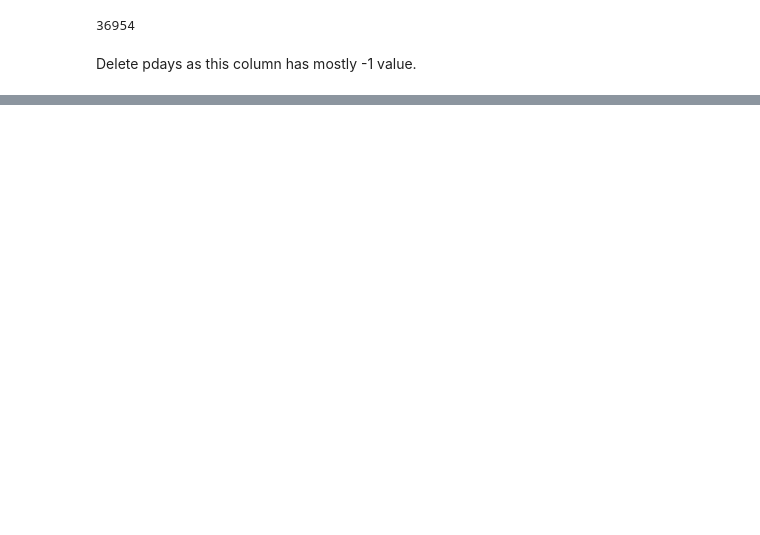
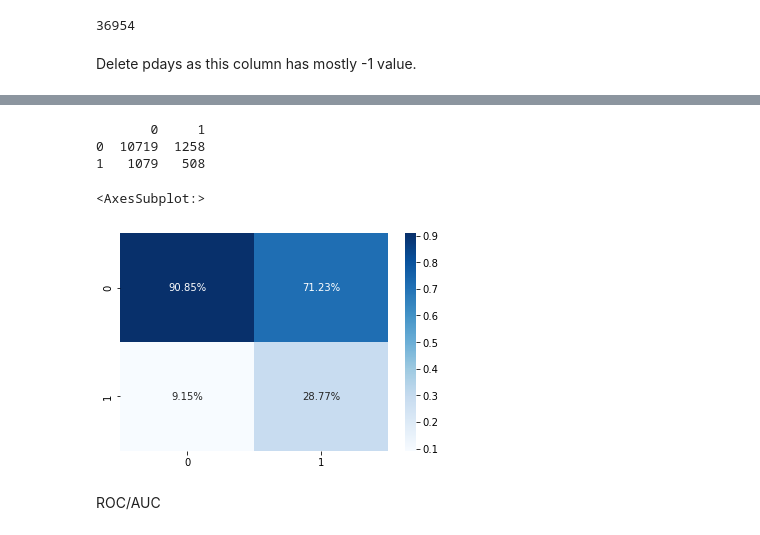
Before and after one commit to theRusa/Capstone-Project-I, a Jupyter notebook: Preprocessing and Training.ipynb, the cells around one changed output, grey strips where cells are left out. Cells and saved outputs as stored; diff of their text form; code cells hidden in the pictures; blank space fills up the shorter version.

```diff
--- a/Preprocessing and Training.ipynb
+++ b/Preprocessing and Training.ipynb
@@ -161,0 +261,2 @@ dfTrain, dfTest = train_test_split(df_Dummies, test_size=0.2, random_state=20)
+# %%
+dummy = DummyClassifier()
@@ -161,0 +275,5 @@ dfTrain, dfTest = train_test_split(df_Dummies, test_size=0.2, random_state=20)
+# %%
+dct = tree.DecisionTreeClassifier().fit(X_tr_scaled, y_train)
+# %%
+y_tr_pred = dct.predict(X_tr_scaled)
+y_te_pred = dct.predict(X_te_scaled)
@@ -161,0 +321,13 @@ dfTrain, dfTest = train_test_split(df_Dummies, test_size=0.2, random_state=20)
+# %%
+pl_dct = confusion_matrix(y_test,y_te_pred)
+print(pd.DataFrame(pl_dct))
+temp = pd.DataFrame(pl_dct)
+sns.heatmap(temp/np.sum(temp), annot=True, fmt='.2%', cmap='Blues')
+# %% [output]
+       0     1
+0  10719  1258
+1   1079   508
+<AxesSubplot:>
+[figure, added]
+# %% [markdown]
+ROC/AUC
```
Also changed, not shown: parts of 118 cells of this notebook.
